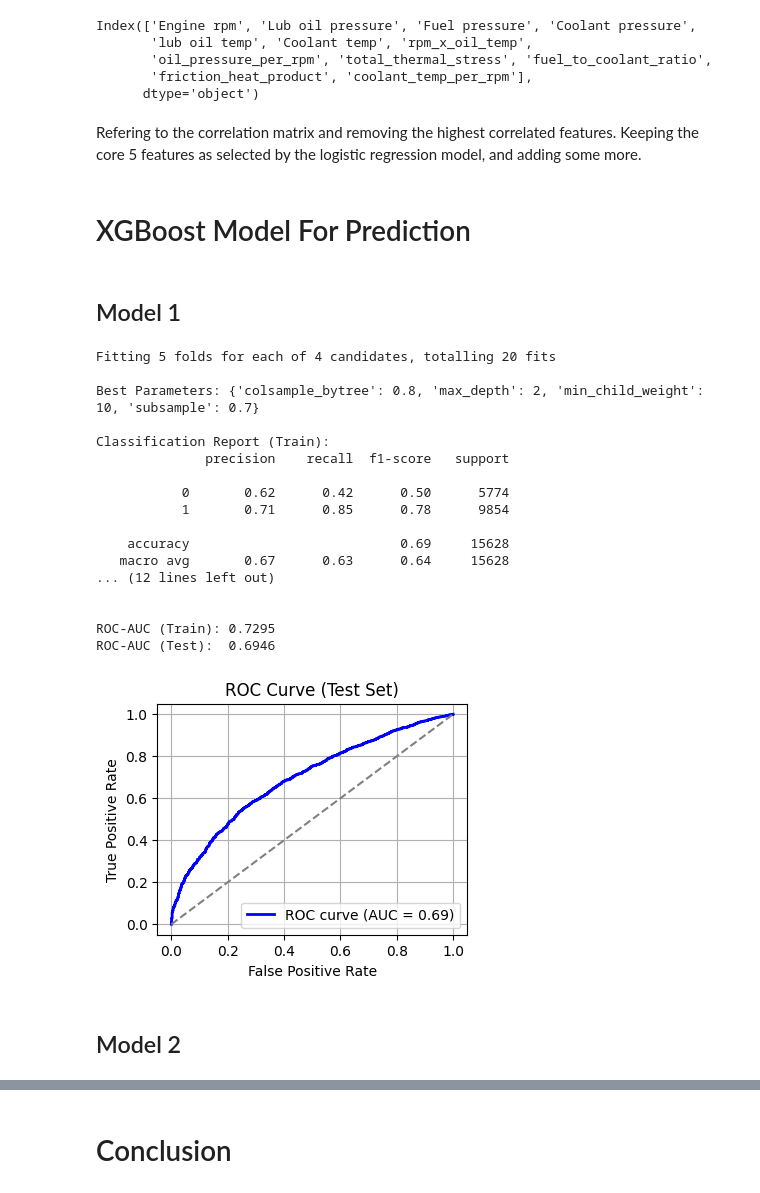
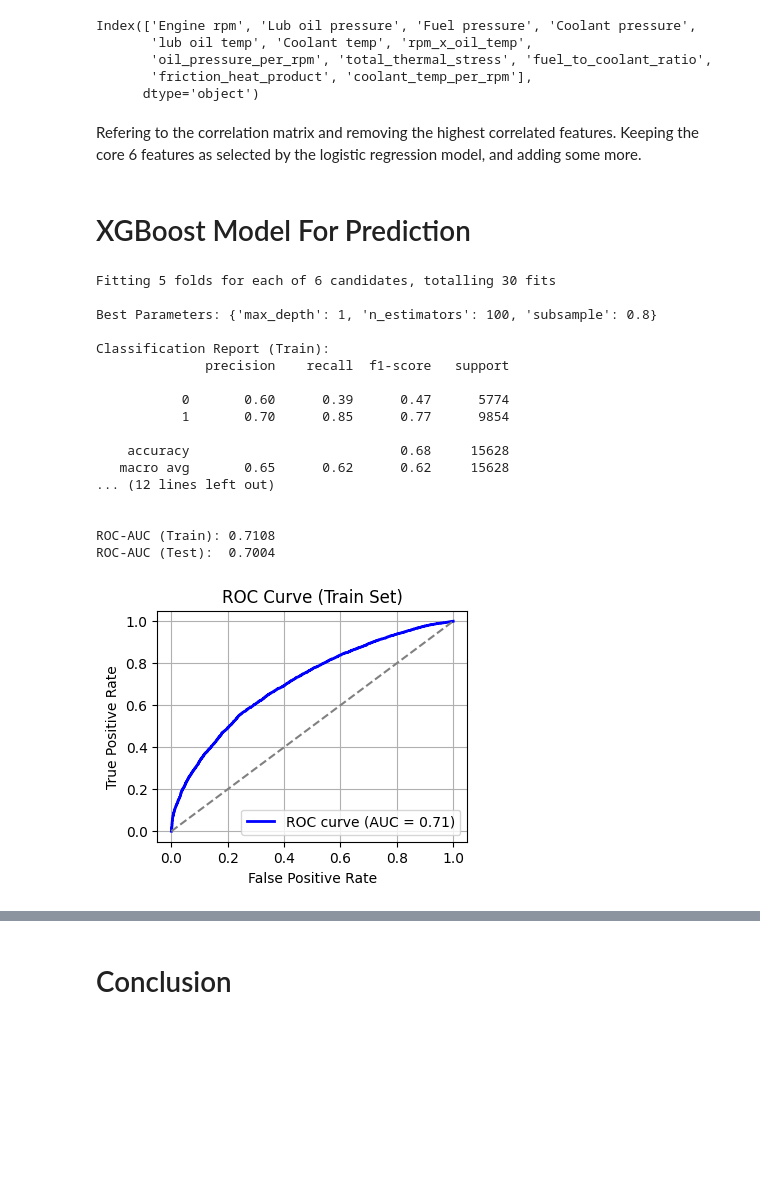
Before and after one commit to anusha761/AutomotiveEngineHealthPrediction, a Jupyter notebook: Automotive_Engine_Health_Classification_For_Predictive_Maintenance.ipynb, the cells around one changed output, grey strips where cells are left out. Drawn from its saved outputs; the diff is of its cells as text; code cells hidden in the pictures; blank space fills up the shorter version.

```diff
--- a/Automotive_Engine_Health_Classification_For_Predictive_Maintenance.ipynb
+++ b/Automotive_Engine_Health_Classification_For_Predictive_Maintenance.ipynb
@@ -1114,23 +1141,23 @@ Index(['Engine rpm', 'Lub oil pressure', 'Fuel pressure', 'Coolant pressure',
        'friction_heat_product', 'coolant_temp_per_rpm'],
       dtype='object')
 # %% [markdown]
-Refering to the correlation matrix and removing the highest correlated features. Keeping the core 5 features as selected by the logistic regression model, and adding some more.
+Refering to the correlation matrix and removing the highest correlated features. Keeping the core 6 features as selected by the logistic regression model, and adding some more.
 # %%
+# X_scaled2=X_scaled2[['Engine rpm', 'Fuel pressure', 'Coolant pressure', 'lub oil temp',
+#        'Coolant temp', 'friction_heat_product','fuel_to_coolant_ratio','oil_pressure_per_rpm']]
+
+# X_test_scaled2=X_test_scaled2[['Engine rpm', 'Fuel pressure', 'Coolant pressure', 'lub oil temp',
+#        'Coolant temp', 'friction_heat_product','fuel_to_coolant_ratio','oil_pressure_per_rpm']]
+
+
 X_scaled2=X_scaled2[['Engine rpm', 'Fuel pressure', 'Coolant pressure', 'lub oil temp',
-       'Coolant temp', 'friction_heat_product','fuel_to_coolant_ratio','oil_pressure_per_rpm']]
+       'Coolant temp', 'oil_pressure_per_rpm']]
 
 X_test_scaled2=X_test_scaled2[['Engine rpm', 'Fuel pressure', 'Coolant pressure', 'lub oil temp',
-       'Coolant temp', 'friction_heat_product','fuel_to_coolant_ratio','oil_pressure_per_rpm']]
+       'Coolant temp', 'oil_pressure_per_rpm']]
 # %% [markdown]
 # XGBoost Model For Prediction
-# %% [markdown]
-## Model 1
 # %%
-import xgboost as xgb
-from sklearn.model_selection import StratifiedKFold, GridSearchCV
-from sklearn.metrics import classification_report, roc_auc_score
-
-
 # Prepare stratified k-fold
 skf = StratifiedKFold(n_splits=5, shuffle=True, random_state=42)
 
@@ -1144,10 +1171,10 @@ xgb_clf = xgb.XGBClassifier(
 
 # Hyperparameter grid
 param_grid = {
-    'max_depth': [2,3],
-    'subsample': [0.7,0.8],
-    'min_child_weight': [10],
-    'colsample_bytree': [0.8]
+    'max_depth': [1,2],
+    'subsample': [0.8,0.9,1],
+    'n_estimators':[100]
+    #'min_child_weight': [3,4]
 }
 
 # GridSearchCV setup
@@ -1190,36 +1217,34 @@ test_auc = roc_auc_score(y_test2, y_test_prob)
 print(f"\nROC-AUC (Train): {train_auc:.4f}")
 print(f"ROC-AUC (Test):  {test_auc:.4f}")
 # %% [output]
-Fitting 5 folds for each of 4 candidates, totalling 20 fits
+Fitting 5 folds for each of 6 candidates, totalling 30 fits
 
-Best Parameters: {'colsample_bytree': 0.8, 'max_depth': 2, 'min_child_weight': 10, 'subsample': 0.7}
+Best Parameters: {'max_depth': 1, 'n_estimators': 100, 'subsample': 0.8}
 
 Classification Report (Train):
               precision    recall  f1-score   support
 
-           0       0.62      0.42      0.50      5774
-           1       0.71      0.85      0.78      9854
+           0       0.60      0.39      0.47      5774
+           1       0.70      0.85      0.77      9854
 
-    accuracy                           0.69     15628
-   macro avg       0.67      0.63      0.64     15628
+    accuracy                           0.68     15628
+   macro avg       0.65      0.62      0.62     15628
 ... (12 lines left out)
 
 
-ROC-AUC (Train): 0.7295
-ROC-AUC (Test):  0.6946
+ROC-AUC (Train): 0.7108
+ROC-AUC (Test):  0.7004
 # %%
-# Plot ROC curve for test set
-fpr, tpr, _ = roc_curve(y_test2, y_test_prob)
+# Plot ROC curve for train set
+fpr, tpr, _ = roc_curve(y_train, y_train_prob)
 plt.figure(figsize=(4, 3))
-plt.plot(fpr, tpr, color='blue', lw=2, label=f'ROC curve (AUC = {roc_auc_score(y_test2, y_test_prob):.2f})')
+plt.plot(fpr, tpr, color='blue', lw=2, label=f'ROC curve (AUC = {roc_auc_score(y_train, y_train_prob):.2f})')
 plt.plot([0, 1], [0, 1], color='gray', linestyle='--')
 plt.xlabel('False Positive Rate')
 plt.ylabel('True Positive Rate')
-plt.title('ROC Curve (Test Set)')
+plt.title('ROC Curve (Train Set)')
 plt.legend(loc='lower right')
 plt.grid(True)
 plt.show()
 # %% [output]
-[figure, old version]
+[figure, new version]
-# %% [markdown]
-## Model 2
```
Also changed, not shown: parts of 22 cells of this notebook.
